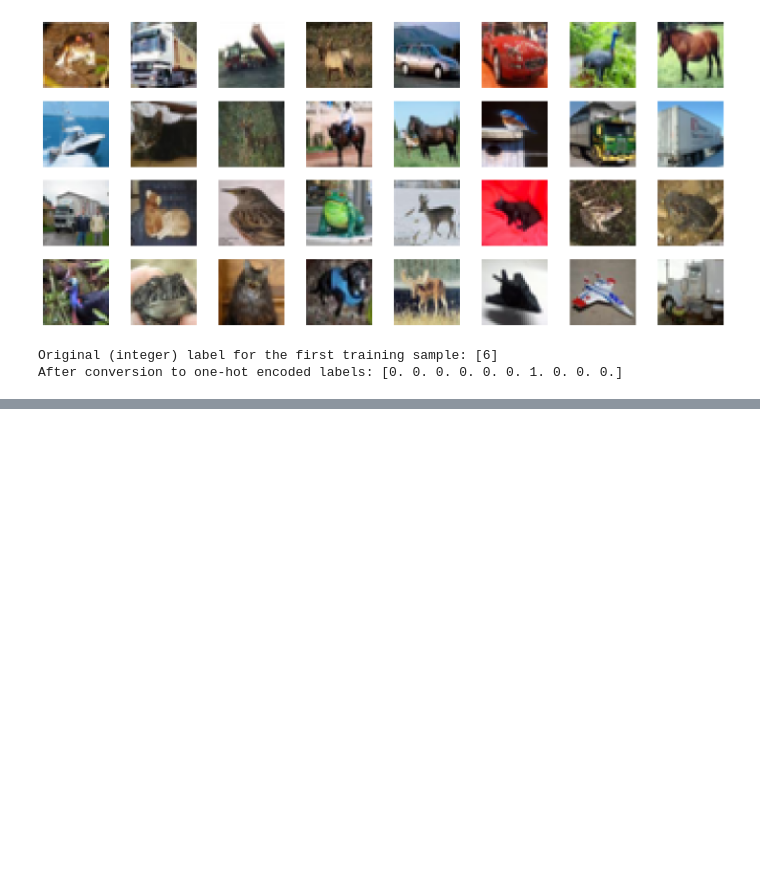
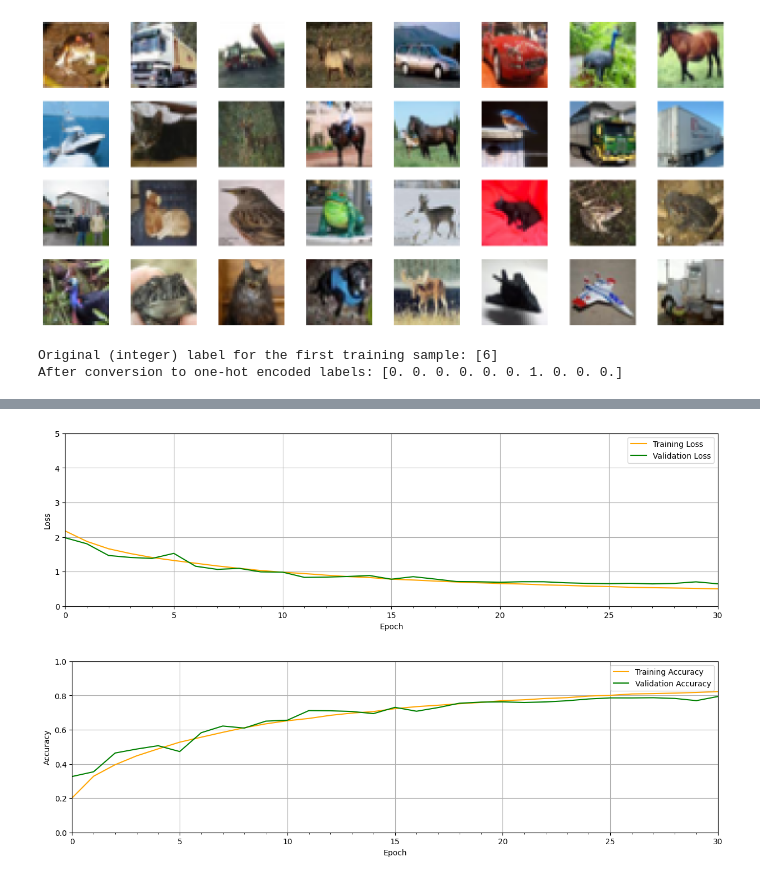
Before and after one commit to a113ssa/kaggle, a Jupyter notebook: implementing-a-cnn-in-tensorflow-and-keras.ipynb, the cells around one changed output, grey strips where cells are left out. Saved outputs shown, nothing was run; the diff lists cells and outputs as text; code cells hidden in the pictures; blank space fills up the shorter version.

```diff
--- a/implementing-a-cnn-in-tensorflow-and-keras.ipynb
+++ b/implementing-a-cnn-in-tensorflow-and-keras.ipynb
@@ -100,20 +100,24 @@ def cnn_model(input_shape=(32, 32, 3)):
     model.add(Input(shape=input_shape))
     pool_size = (2,2)
 
-    # conv block 1: 32 filters, maxpooling
+    # conv block 1: 32 filters, maxpooling, dropout
     add_conv2d_layers(model, layers_amount=2, filters_amount=32)
     model.add(MaxPooling2D(pool_size=pool_size))
+    model.add(Dropout(0.25))
 
-    # conv block 2: 64 filters, maxpooling
+    # conv block 2: 64 filters, maxpooling, dropout
     add_conv2d_layers(model, layers_amount=2, filters_amount=64)
     model.add(MaxPooling2D(pool_size=pool_size))
+    model.add(Dropout(0.25))
 
-    # conv block 3: 64 filters, maxpooling
+    # conv block 3: 64 filters, maxpooling, dropout
     add_conv2d_layers(model, layers_amount=2, filters_amount=64)
     model.add(MaxPooling2D(pool_size=pool_size))
+    model.add(Dropout(0.25))
 
     model.add(Flatten())
     model.add(Dense(512, activation='relu'))
+    model.add(Dropout(0.5))
     model.add(Dense(10, activation='softmax'))
 
     return model
@@ -180,0 +208,24 @@ Epoch 31/31
+# %%
+train_loss = history.history['loss']
+train_acc = history.history['accuracy']
+val_loss = history.history['val_loss']
+val_acc = history.history['val_accuracy']
+
+plot_results(
+    [train_loss, val_loss],
+    ylabel='Loss',
+    ylim=[0.0, 5.0],
+    metric_name=['Training Loss', 'Validation Loss'],
+    color=['orange', 'g']
+)
+
+plot_results(
+    [train_acc, val_acc],
+    ylabel='Accuracy',
+    ylim=[0.0, 1.0],
+    metric_name=['Training Accuracy', 'Validation Accuracy'],
+    color=['orange', 'g']
+)
+# %% [output]
+[figure, added]
+[figure, added]
```
Also changed, not shown: parts of 11 cells of this notebook.
